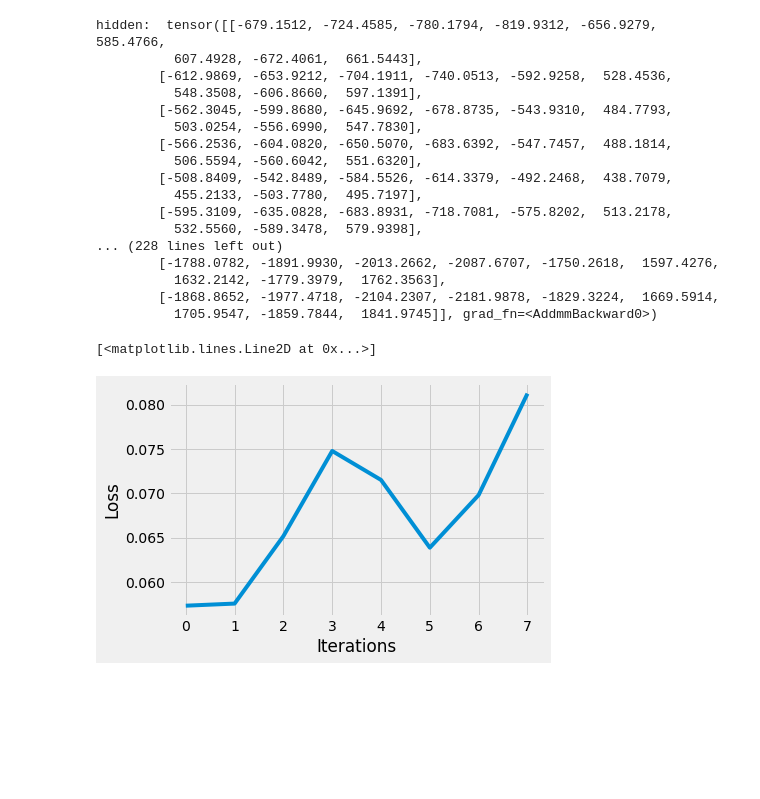
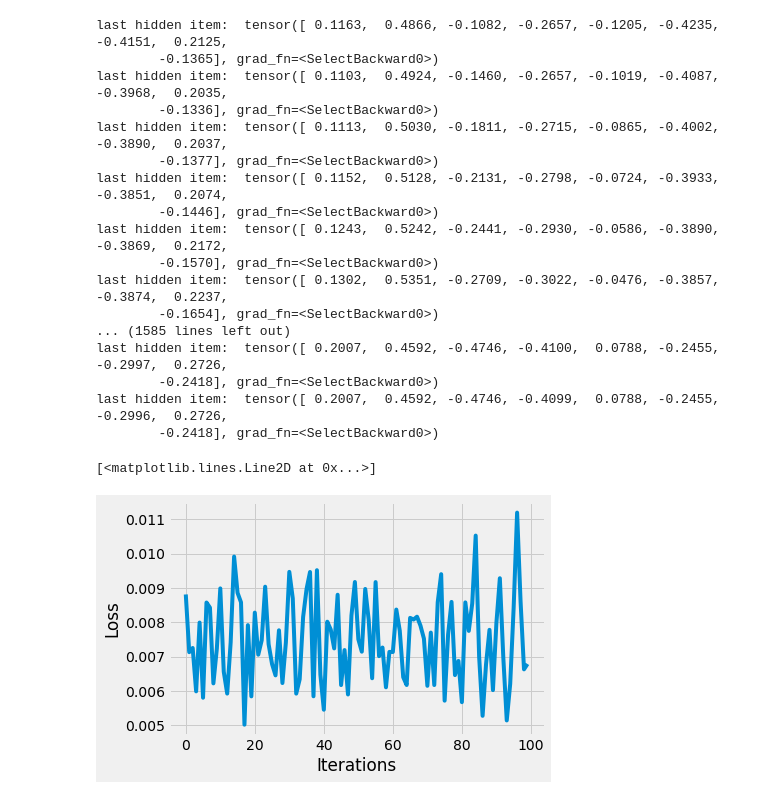
Before and after one commit to GdePaulo/Host-Microbial-Omics-Integration, a Jupyter notebook: integration.ipynb, the cells around one changed output. Drawn from its saved outputs; the diff is of its cells as text; code cells hidden in the pictures; blank space fills up the shorter version.

Commit message:
Add variable AE input and hidden size and save last hidden representation in pipeline

```diff
--- a/integration.ipynb
+++ b/integration.ipynb
@@ -41,7 +41,7 @@ class OverlapDataset(Dataset):
             ge_genus = load.attachStageStatus(ge_genus)
 
         x, y = pr.splitData(ge_genus, target=target, project=cancer)
-        x = x.drop(x.iloc[:, 5:5216], axis=1)
+        x = x.drop(x.iloc[:, 20:5201], axis=1)
 
         self.modality_features = x
         self.targets = y
@@ -97,14 +97,14 @@ Batched data set:  [{'features': tensor([[0.0000, 0.0342, 0.0000, 0.0000, 0.0000
 # Creating a PyTorch class
 # 28*28 ==> 9 ==> 28*28
 class AE(torch.nn.Module):
-	def __init__(self):
+	def __init__(self, input_features, hidden_features):
 		super().__init__()
 
 		# Building an linear encoder with Linear
 		# layer followed by Relu activation function
 		# 784 ==> 9
 		self.encoder = torch.nn.Sequential(
-			torch.nn.Linear(10, 128),
+			torch.nn.Linear(input_features, 128),
 			torch.nn.ReLU(),
 			torch.nn.Linear(128, 64),
 			torch.nn.ReLU(),
@@ -112,7 +112,7 @@ class AE(torch.nn.Module):
 			torch.nn.ReLU(),
 			torch.nn.Linear(36, 18),
 			torch.nn.ReLU(),
-			torch.nn.Linear(18, 9)
+			torch.nn.Linear(18, hidden_features)
 		)
 
 		# Building an linear decoder with Linear
@@ -121,7 +121,7 @@ class AE(torch.nn.Module):
 		# outputs the value between 0 and 1
 		# 9 ==> 784
 		self.decoder = torch.nn.Sequential(
-			torch.nn.Linear(9, 18),
+			torch.nn.Linear(hidden_features, 18),
 			torch.nn.ReLU(),
 			torch.nn.Linear(18, 36),
 			torch.nn.ReLU(),
@@ -129,7 +129,7 @@ class AE(torch.nn.Module):
 			torch.nn.ReLU(),
 			torch.nn.Linear(64, 128),
 			torch.nn.ReLU(),
-			torch.nn.Linear(128, 10),
+			torch.nn.Linear(128, input_features),
 			torch.nn.Sigmoid()
 		)
 
@@ -139,7 +139,7 @@ class AE(torch.nn.Module):
 		return encoded, decoded
 # %%
 # Model Initialization
-model = AE()
+model = AE(input_features=40, hidden_features=9)
 
 # Validation using MSE Loss function
 loss_function = torch.nn.MSELoss()
@@ -149,55 +149,59 @@ optimizer = torch.optim.Adam(model.parameters(),
 							lr = 1e-1,
 							weight_decay = 1e-8)
 # %%
-epochs = 1
+epochs = 100
 outputs = []
 losses = []
+hidden_representation = None
+
 for epoch in range(epochs):
 	for batch_id, batched_samples in enumerate(loader):
 		features = batched_samples["features"].float()
 
 		# Output of Autoencoder
 		hidden, reconstructed = model(features)
 
 		# Calculating the loss function
 		loss = loss_function(reconstructed, features)
-		print("hidden: ", hidden)
 
 		# The gradients are set to zero,
 		# the gradient is computed and stored.
 		# .step() performs parameter update
 		optimizer.zero_grad()
 		loss.backward()
 		optimizer.step()
 
 		# Storing the losses in a list for plotting
 		losses.append(loss.detach())
 		outputs.append((epochs, features, reconstructed))
+		hidden_representation = hidden[-1]
+
+		print("last hidden item: ", hidden_representation)
 
 # Defining the Plot Style
 plt.style.use('fivethirtyeight')
 plt.xlabel('Iterations')
 plt.ylabel('Loss')
 
 # Plotting the last 100 values
 plt.plot(losses[-100:])
 # %% [output]
-hidden:  tensor([[-679.1512, -724.4585, -780.1794, -819.9312, -656.9279,  585.4766,
-          607.4928, -672.4061,  661.5443],
-        [-612.9869, -653.9212, -704.1911, -740.0513, -592.9258,  528.4536,
-          548.3508, -606.8660,  597.1391],
-        [-562.3045, -599.8680, -645.9692, -678.8735, -543.9310,  484.7793,
-          503.0254, -556.6990,  547.7830],
-        [-566.2536, -604.0820, -650.5070, -683.6392, -547.7457,  488.1814,
-          506.5594, -560.6042,  551.6320],
-        [-508.8409, -542.8489, -584.5526, -614.3379, -492.2468,  438.7079,
-          455.2133, -503.7780,  495.7197],
-        [-595.3109, -635.0828, -683.8931, -718.7081, -575.8202,  513.2178,
-          532.5560, -589.3478,  579.9398],
-... (228 lines left out)
-        [-1788.0782, -1891.9930, -2013.2662, -2087.6707, -1750.2618,  1597.4276,
-          1632.2142, -1779.3979,  1762.3563],
-        [-1868.8652, -1977.4718, -2104.2307, -2181.9878, -1829.3224,  1669.5914,
-          1705.9547, -1859.7844,  1841.9745]], grad_fn=<AddmmBackward0>)
+last hidden item:  tensor([ 0.1163,  0.4866, -0.1082, -0.2657, -0.1205, -0.4235, -0.4151,  0.2125,
+        -0.1365], grad_fn=<SelectBackward0>)
+last hidden item:  tensor([ 0.1103,  0.4924, -0.1460, -0.2657, -0.1019, -0.4087, -0.3968,  0.2035,
+        -0.1336], grad_fn=<SelectBackward0>)
+last hidden item:  tensor([ 0.1113,  0.5030, -0.1811, -0.2715, -0.0865, -0.4002, -0.3890,  0.2037,
+        -0.1377], grad_fn=<SelectBackward0>)
+last hidden item:  tensor([ 0.1152,  0.5128, -0.2131, -0.2798, -0.0724, -0.3933, -0.3851,  0.2074,
+        -0.1446], grad_fn=<SelectBackward0>)
+last hidden item:  tensor([ 0.1243,  0.5242, -0.2441, -0.2930, -0.0586, -0.3890, -0.3869,  0.2172,
+        -0.1570], grad_fn=<SelectBackward0>)
+last hidden item:  tensor([ 0.1302,  0.5351, -0.2709, -0.3022, -0.0476, -0.3857, -0.3874,  0.2237,
+        -0.1654], grad_fn=<SelectBackward0>)
+... (1585 lines left out)
+last hidden item:  tensor([ 0.2007,  0.4592, -0.4746, -0.4100,  0.0788, -0.2455, -0.2997,  0.2726,
+        -0.2418], grad_fn=<SelectBackward0>)
+last hidden item:  tensor([ 0.2007,  0.4592, -0.4746, -0.4099,  0.0788, -0.2455, -0.2996,  0.2726,
+        -0.2418], grad_fn=<SelectBackward0>)
 [<matplotlib.lines.Line2D at 0x...>]
-[figure, old version]
+[figure, new version]
```
Also changed, not shown: parts of 1 cell of this notebook.
